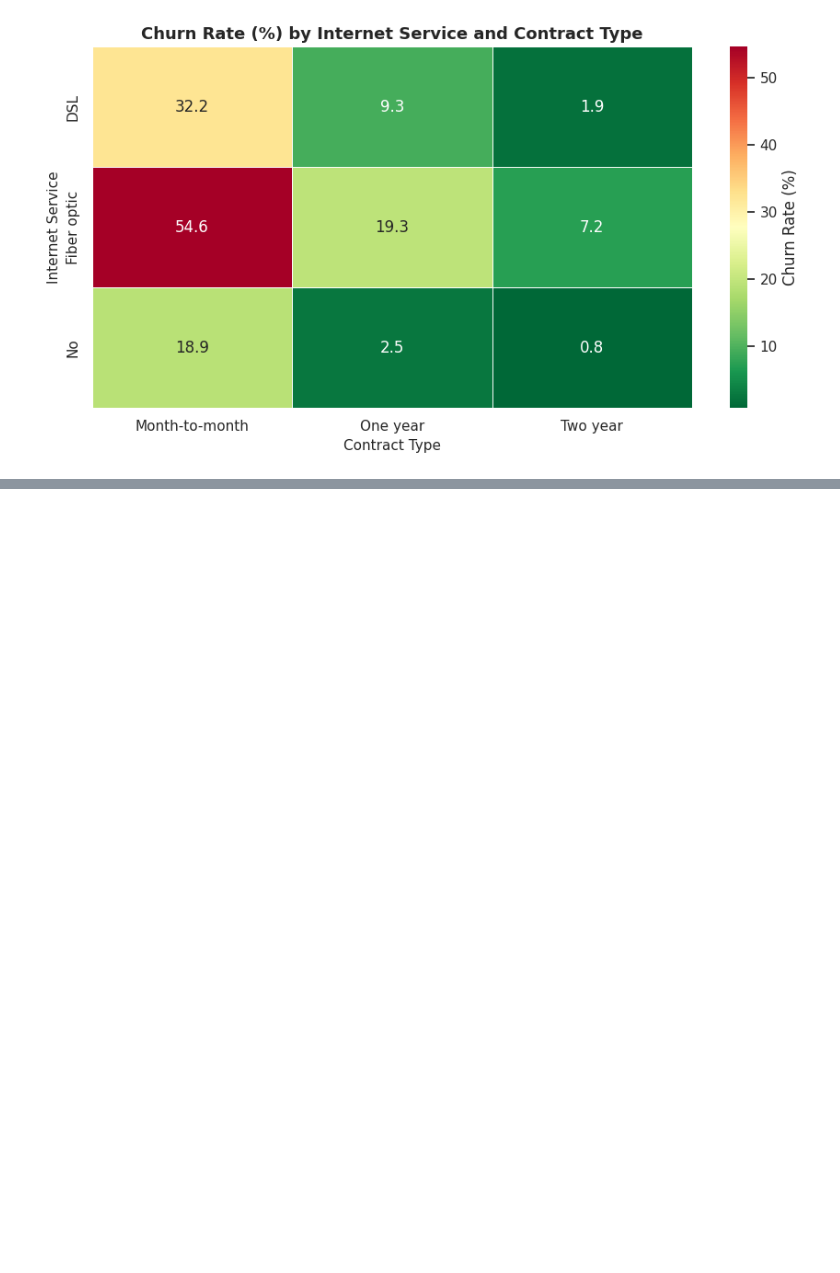
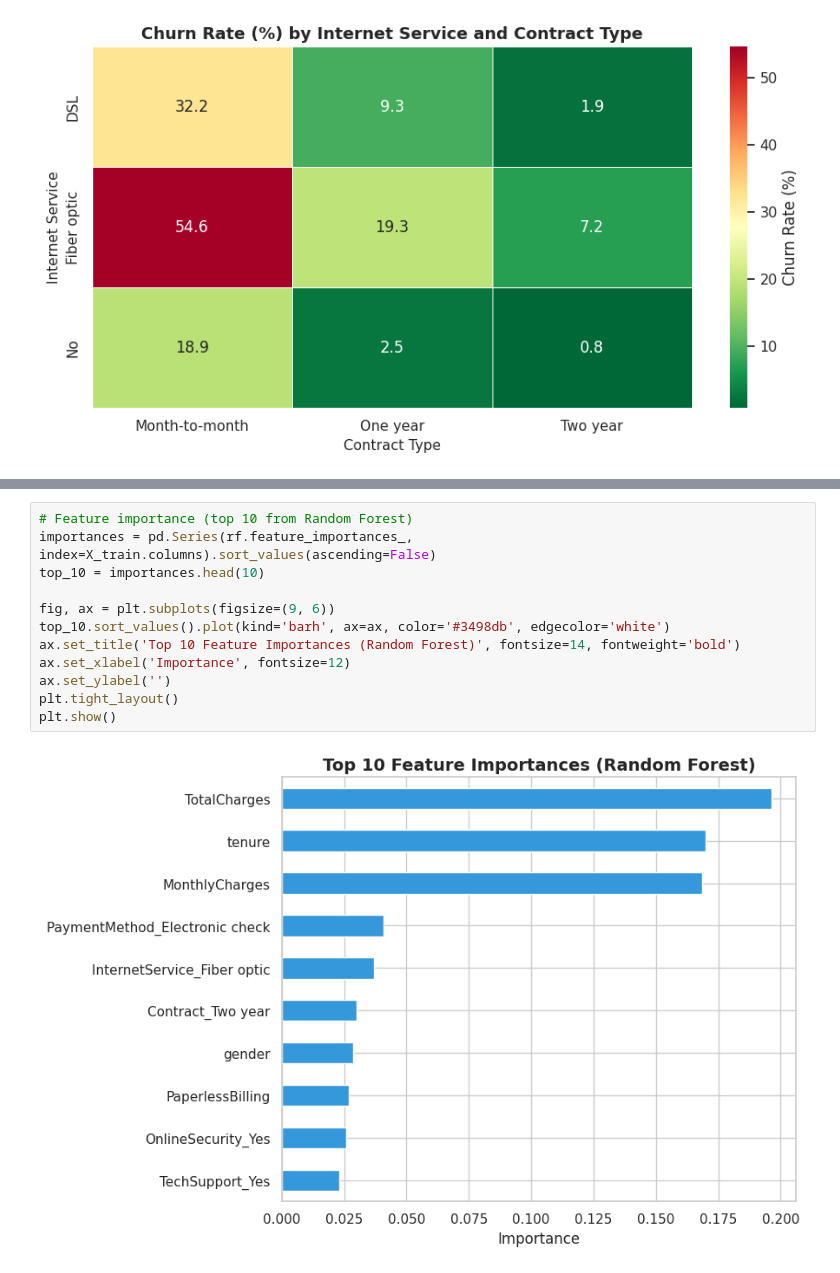
Before and after one commit to mauriziopinto/ai-telecom-retention-platform, a Jupyter notebook: retention_system.ipynb, the cells around one changed output, grey strips where cells are left out. Drawn from its saved outputs; the diff is of its cells as text; blank space fills up the shorter version.

```diff
--- a/retention_system.ipynb
+++ b/retention_system.ipynb
@@ -297,0 +430,14 @@ plt.show()
+# %%
+# Feature importance (top 10 from Random Forest)
+importances = pd.Series(rf.feature_importances_, index=X_train.columns).sort_values(ascending=False)
+top_10 = importances.head(10)
+
+fig, ax = plt.subplots(figsize=(9, 6))
+top_10.sort_values().plot(kind='barh', ax=ax, color='#3498db', edgecolor='white')
+ax.set_title('Top 10 Feature Importances (Random Forest)', fontsize=14, fontweight='bold')
+ax.set_xlabel('Importance', fontsize=12)
+ax.set_ylabel('')
+plt.tight_layout()
+plt.show()
+# %% [output]
+[figure, added]
```
Also changed, not shown: parts of 6 cells of this notebook, 1 other file.
